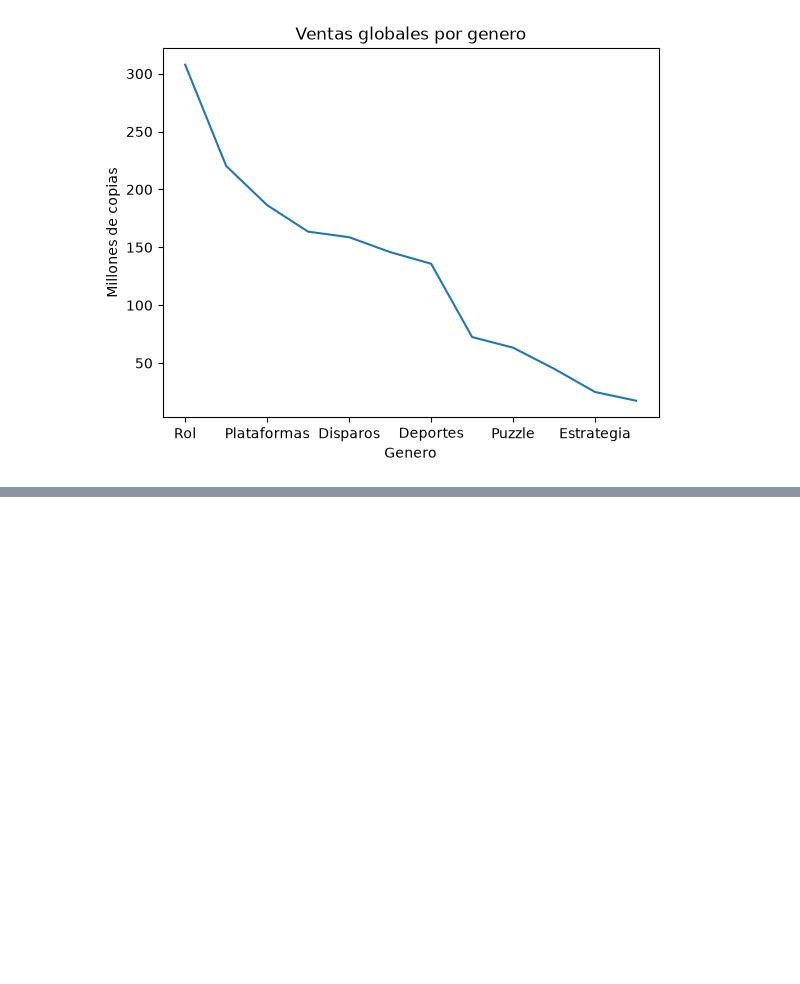
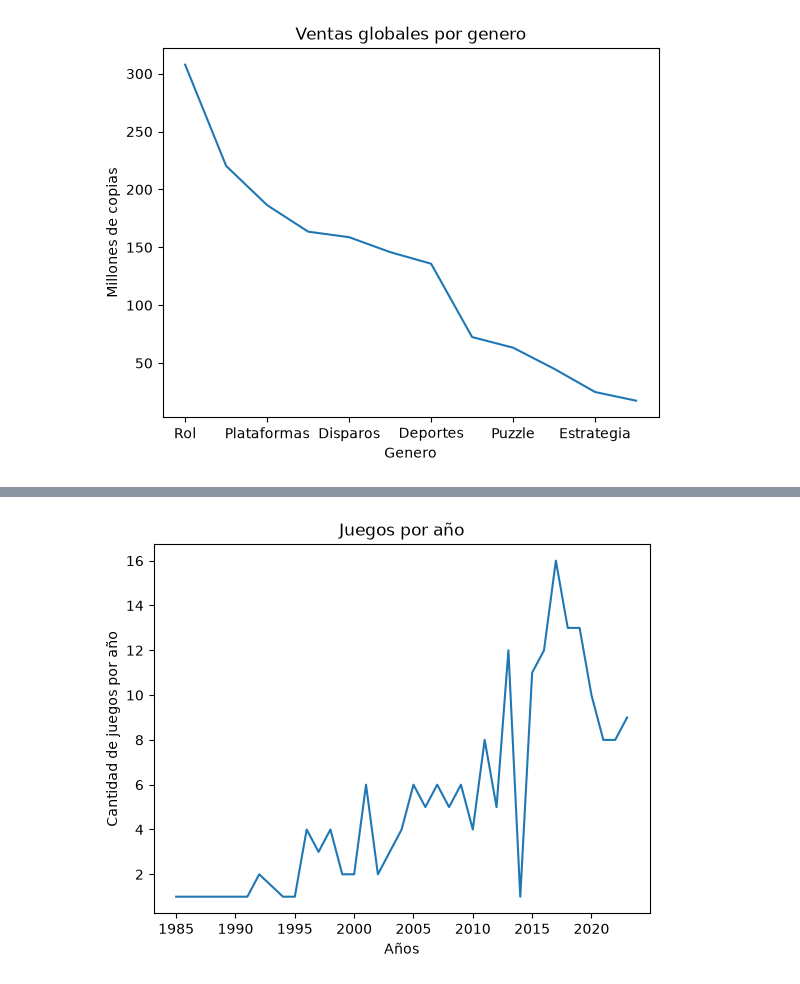
Before and after one commit to Duran24062005/Python, a Jupyter notebook: 13_data_analisis/analisis_sale.ipynb, the cells around one changed output, grey strips where cells are left out. Drawn from its saved outputs; the diff is of its cells as text; code cells hidden in the pictures; blank space fills up the shorter version.

```diff
--- a/13_data_analisis/analisis_sale.ipynb
+++ b/13_data_analisis/analisis_sale.ipynb
@@ -338,0 +349,10 @@ plt.show()
+# %%
+juegos_por_anio = df.groupby('anio')['nombre'].count()
+# %%
+juegos_por_anio.plot()
+plt.title('Juegos por año')
+plt.ylabel('Cantidad de juegos por año')
+plt.xlabel('Años')
+plt.show()
+# %% [output]
+[figure, added]
```
Also changed, not shown: parts of 2 cells of this notebook, 1 other file.
